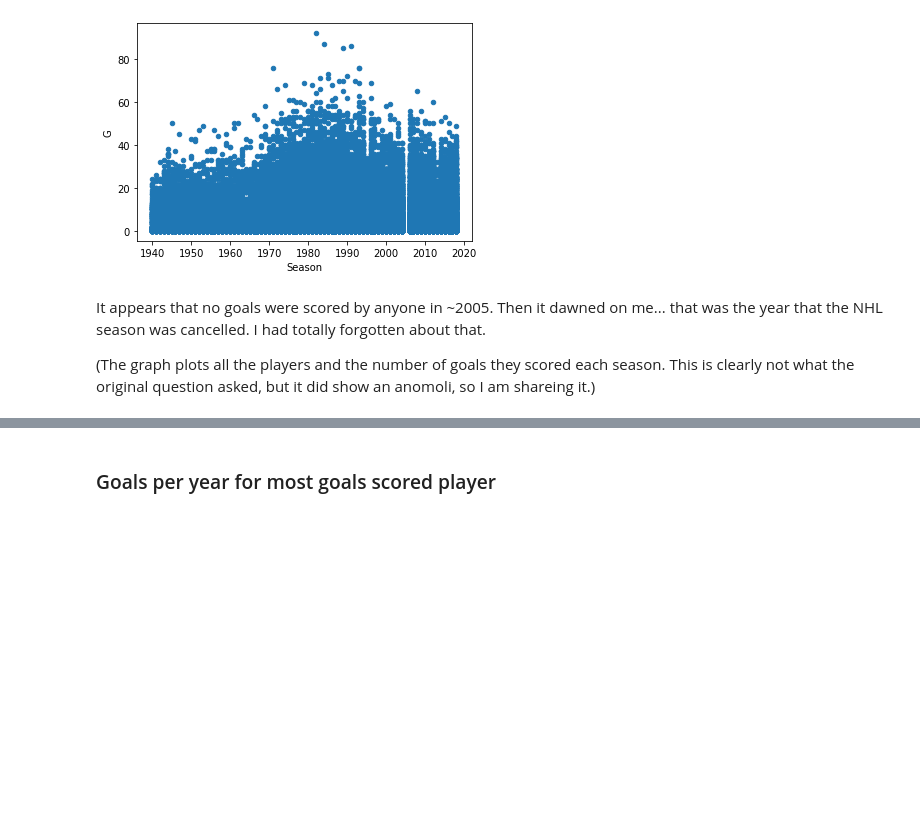
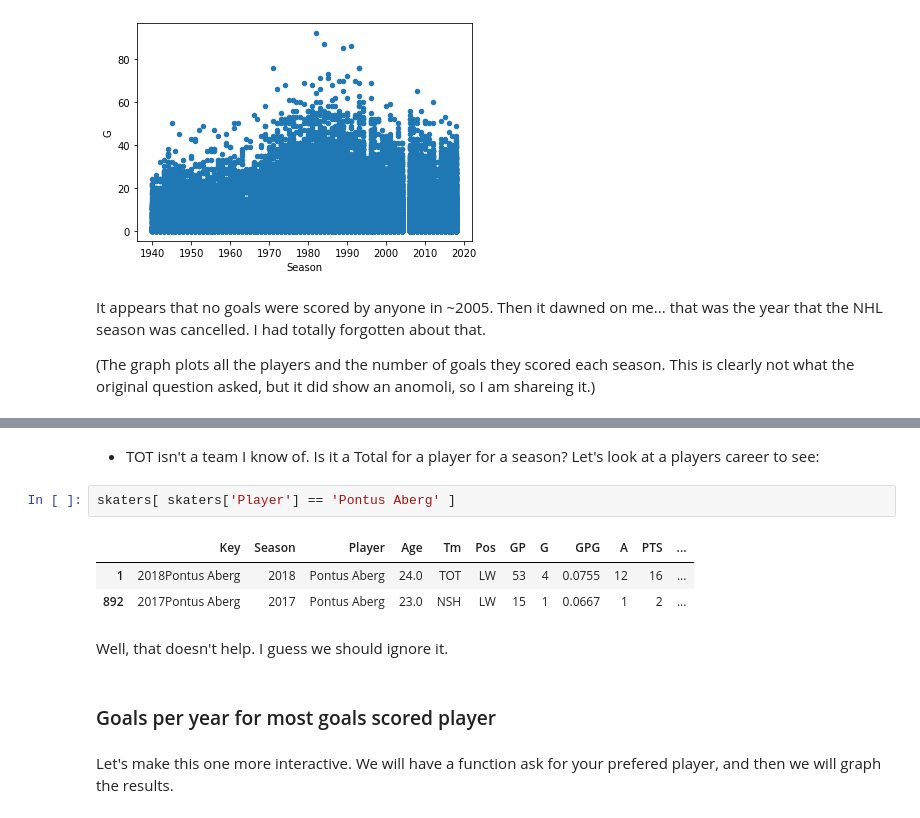
Before and after one commit to deez79/GA_Python_FinalProject, a Jupyter notebook: nhl_player_stats_project.ipynb, the cells around one changed output, grey strips where cells are left out. Saved outputs shown, nothing was run; the diff lists cells and outputs as text; blank space fills up the shorter version.

```diff
--- a/nhl_player_stats_project.ipynb
+++ b/nhl_player_stats_project.ipynb
@@ -381,2 +400,14 @@ It appears that no goals were scored by anyone in ~2005.  Then it dawned on me..
+# %% [markdown]
+* TOT isn't a team I know of. Is it a Total for a player for a season?  Let's look at a players career to see:
+# %%
+skaters[ skaters['Player'] == 'Pontus Aberg' ]
+# %% [output]
+|  | Key | Season | Player | Age | Tm | Pos | GP | G | GPG | A | PTS | ... |
+| 1 | 2018Pontus Aberg | 2018 | Pontus Aberg | 24.0 | TOT | LW | 53 | 4 | 0.0755 | 12 | 16 | ... |
+| 892 | 2017Pontus Aberg | 2017 | Pontus Aberg | 23.0 | NSH | LW | 15 | 1 | 0.0667 | 1 | 2 | ... |
+# %% [markdown]
+Well, that doesn't help.  I guess we should ignore it.
 # %% [markdown]
 ### Goals per year for most goals scored player
+# %% [markdown]
+Let's make this one more interactive.  We will have a function ask for your prefered player, and then we will graph the results.
```
Also changed, not shown: parts of 10 cells of this notebook.
